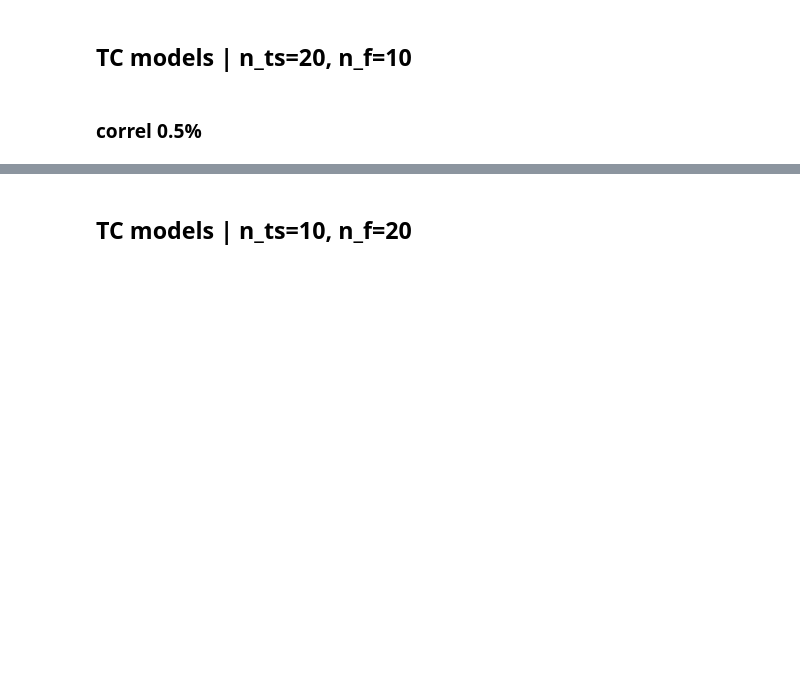
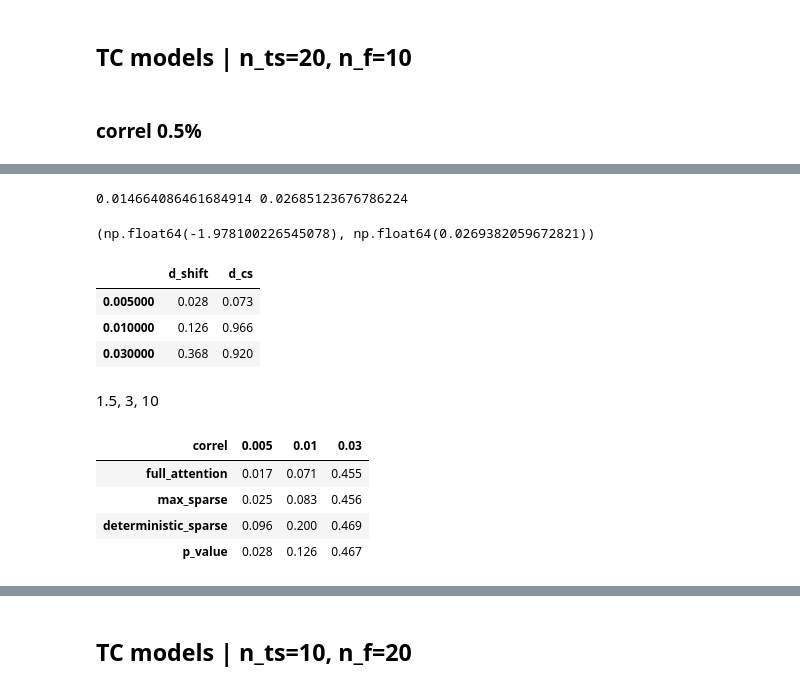
Before and after one commit to cyrilgarcia009/TSNN, a Jupyter notebook: notebooks/results_tables.ipynb, the cells around one changed output, grey strips where cells are left out. Cells and saved outputs as stored; diff of their text form; code cells hidden in the pictures; blank space fills up the shorter version.

```diff
--- a/notebooks/results_tables.ipynb
+++ b/notebooks/results_tables.ipynb
@@ -87,0 +91,13 @@ for c in cs:
+# %%
+from scipy import stats
+
+effect = 'd_shift'
+c = 0.005
+sample1 = pd.read_parquet(f'sparse_results/sparse_{effect}_{c}_test.parquet').full_attention
+sample2 = pd.read_parquet(f'sparse_results/sparse_{effect}_{c}_test.parquet').max_sparse
+print(sample1.mean(), sample2.mean())
+t_statistic, p_value = stats.ttest_ind(sample1, sample2, equal_var=False, alternative='less')
+t_statistic, p_value
+# %% [output]
+0.014664086461684914 0.02685123676786224
+(np.float64(-1.978100226545078), np.float64(0.0269382059672821))
@@ -87,0 +134,54 @@ for c in cs:
+# %%
+get_p_values().style.background_gradient(axis=1).format(precision=3)#.to_latex()
+# %% [output]
+|  | d_shift | d_cs |
+| 0.005000 | 0.028 | 0.073 |
+| 0.010000 | 0.126 | 0.966 |
+| 0.030000 | 0.368 | 0.920 |
+# %%
+def get_avg(effect):
+    cs = [0.005, 0.01, 0.03]#, 0.05, 0.1]
+
+    import warnings
+    res = []
+    for c in cs:
+        # for effect in effects:
+        try:
+            df = pd.read_parquet(f'sparse_results3/sparse_{effect}_{c}_test.parquet')
+            try:
+                df2 = pd.read_parquet(f'sparse_results/sparse_{effect}_{c}_test.parquet')
+                df = pd.concat([df, df2])
+            except:
+                pass
+
+            temp_df = df.mean()
+            # temp_df.loc['effect'] = effect
+            temp_df.loc['correl'] = str(c)
+
+            sample1 = df.full_attention
+            sample2 = df.max_sparse
+
+
+
+            t_statistic, p_value = stats.ttest_ind(sample1, sample2, equal_var=False,
+                                                   alternative='less'
+                                                  )
+
+            temp_df.loc['p_value'] = p_value
+
+            res.append(temp_df)
+        except:
+            continue
+    return pd.concat(res, axis=1).T.set_index('correl')
+# %% [markdown]
+1.5, 3, 10
+# %%
+to_disp = get_avg('d_shift')[['full_attention', 'max_sparse', 'deterministic_sparse', 'p_value']].T
+to_disp.style.background_gradient(axis=0, subset=pd.IndexSlice[['full_attention', 'max_sparse', 'deterministic_sparse'], to_disp.columns],
+                                  cmap='coolwarm').format(precision=3)
+# %% [output]
+| correl | 0.005 | 0.01 | 0.03 |
+| full_attention | 0.017 | 0.071 | 0.455 |
+| max_sparse | 0.025 | 0.083 | 0.456 |
+| deterministic_sparse | 0.096 | 0.200 | 0.469 |
+| p_value | 0.028 | 0.126 | 0.467 |
```
Also changed, not shown: parts of 10 cells of this notebook.
